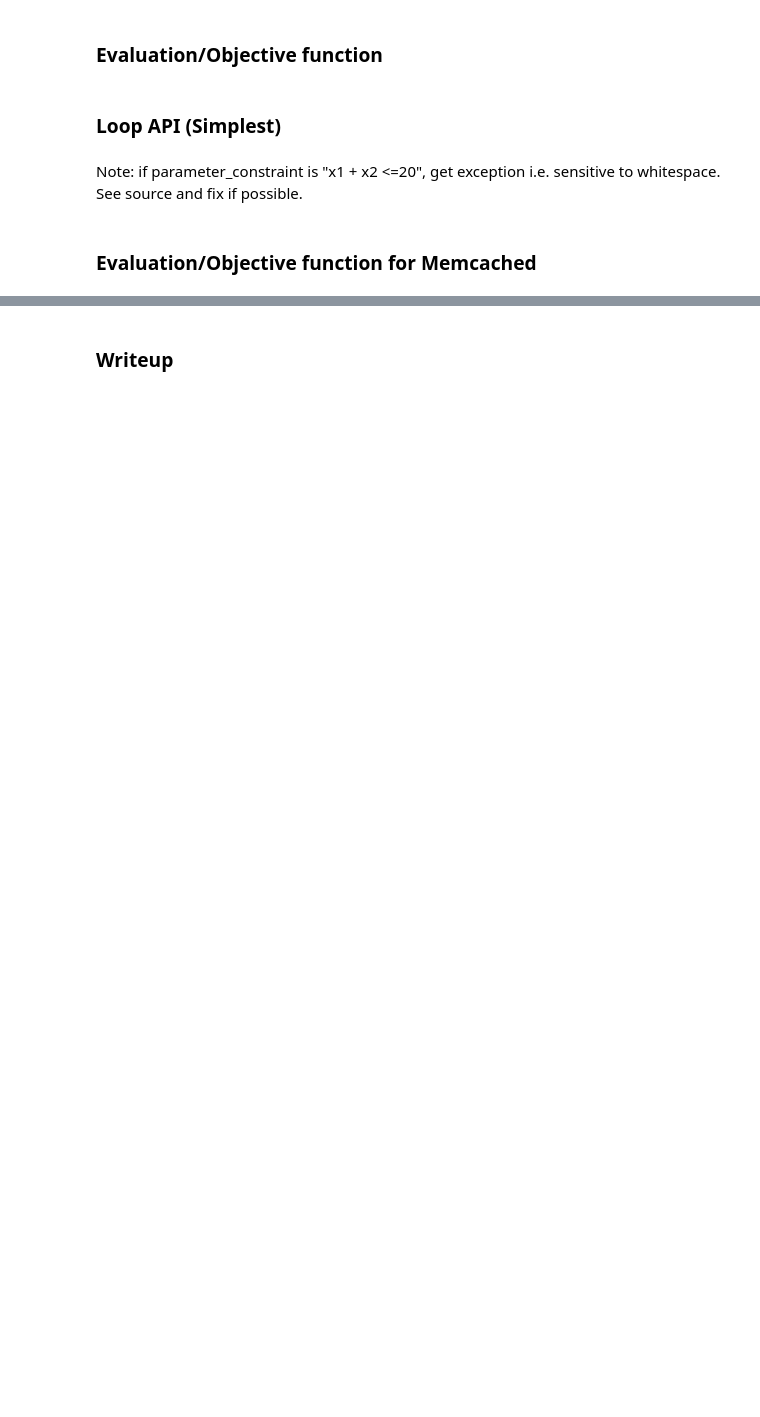
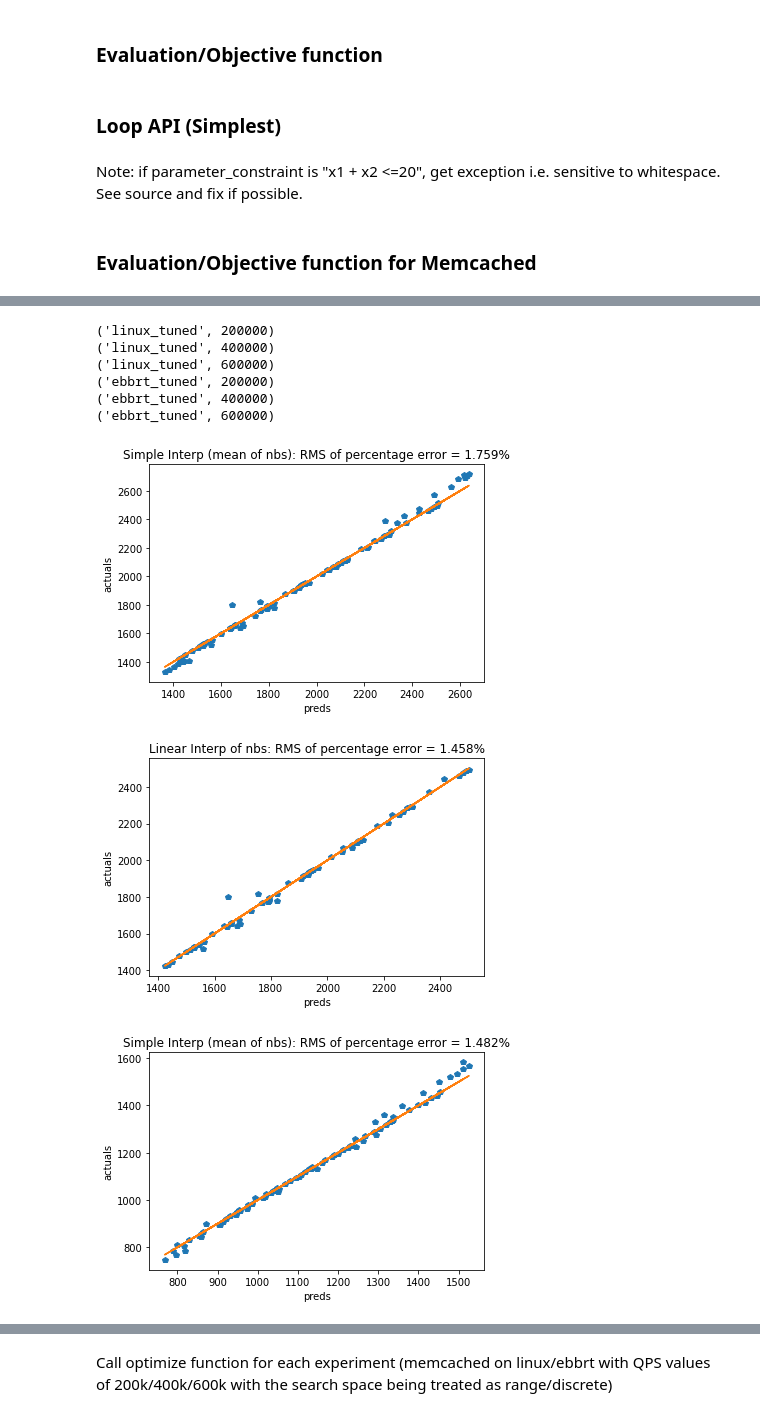
Before and after one commit to awadyn/nic-tuning-experiments, a Jupyter notebook: bayesopt/Memcached with Ax - Loop API (Simplest).ipynb, the cells around one changed output, grey strips where cells are left out. Cells and saved outputs as stored; diff of their text form; code cells hidden in the pictures; blank space fills up the shorter version.

Commit message:
fixing linear interp and comparison plots

```diff
--- a/bayesopt/Memcached with Ax - Loop API (Simplest).ipynb
+++ b/bayesopt/Memcached with Ax - Loop API (Simplest).ipynb
@@ -353,7 +353,7 @@ def check_simple_interp(target_vals, nb_vals):
     plt.plot(preds, preds) #diagonal
 
     error = np.sqrt(np.mean((np.array(actuals)/np.array(preds) - 1)**2))
-    plt.title(f'RMS of percentage error = {error:.3f}')
+    plt.title(f'Simple Interp (mean of nbs): RMS of percentage error = {100*error:.3f}%')
 
 _ = '''
 Note on interpolation:
@@ -408,31 +408,24 @@ def check_linear_interp(target_vals, nb_vals):
 
     #t = (itr, dvfs, metric val)
 
+    actuals = []
+    preds = [] #[np.mean(list(n.values())) for n in nb_vals]
 
-    actual_cands = [t[2] for t in target_vals]
-    actuals = []
-
-    preds = [] #[np.mean(list(n.values())) for n in nb_vals]
     for idx, n in enumerate(nb_vals): #n = {(itr+/-1, dvfs): val, (itr, dvfs+/-1):val}
         if len(n) != 4: #ignoring points on boundaries (includes corners)
             continue
 
-        itr_list = [k[0] for k in n]
-        uniq_itr_list, counts = np.unique(itr_list, return_counts=True)
-        repeated_itr = uniq_itr_list[np.where(counts==2)[0][0]]
+        target_itr, target_dvfs, target_metric_val = target_vals[idx] #target value
 
-        dvfs_list = [k[1] for k in n]
-        uniq_dvfs_list, counts = np.unique(dvfs_list, return_counts=True)
-        repeated_dvfs = uniq_dvfs_list[np.where(counts==2)[0][0]]
-
-        r = {'const_itr': [], 'const_dvfs': []}
+        r = {'const_itr': [], 'const_dvfs': []} #split 4 points two sets
         for nb in n:
             itr = nb[0]
             dvfs = nb[1]
 
-            if itr==repeated_itr:
+            if itr==target_itr:
                 r['const_itr'].append((dvfs, n[nb]))
-            if dvfs==repeated_dvfs:
+
+            if dvfs==target_dvfs:
                 r['const_dvfs'].append((itr, n[nb]))
 
         pred = []
@@ -444,18 +437,19 @@ def check_linear_interp(target_vals, nb_vals):
             metric_list = np.array([v[1] for v in vals])[idx_list]
 
             if k=='const_itr':
-                alpha = (dvfs - keys[0]) / (keys[1] - keys[0])
+                alpha = (target_dvfs - keys[0]) / (keys[1] - keys[0])
+                assert(alpha==0.5)
                 pred.append(alpha*metric_list[0] + (1-alpha)*metric_list[1])
 
+            elif k=='const_dvfs':
+                alpha = (target_itr - keys[0]) / (keys[1] - keys[0])
 
-            elif k=='const_dvfs':
-                alpha = (itr - keys[0]) / (keys[1] - keys[0])
                 pred.append(alpha*metric_list[0] + (1-alpha)*metric_list[1])
 
             else:
                 raise ValueError(f'unknown key = {k} found')
         preds.append(np.mean(pred))
-        actuals.append(actual_cands[idx])
+        actuals.append(target_metric_val)
 
     plt.figure()
     plt.plot(preds, actuals, 'p')
@@ -464,4 +458,4 @@ def check_linear_interp(target_vals, nb_vals):
     plt.plot(preds, preds) #diagonal
 
     error = np.sqrt(np.mean((np.array(actuals)/np.array(preds) - 1)**2))
-    plt.title(f'RMS of percentage error = {error:.3f}')
+    plt.title(f'Linear Interp of nbs: RMS of percentage error = {100*error:.3f}%')
@@ -540,0 +494,20 @@ Call optimize function for each experiment (memcached on linux/ebbrt with QPS va
+# %%
+for k in df_dict:
+    print(k)
+
+    df_lookup, _, uniq_val_dict = df_dict[k]
+
+    target_vals, nb_vals = collect_nb_dataset(df_lookup, uniq_val_dict)
+
+    check_simple_interp(target_vals, nb_vals)
+    check_linear_interp(target_vals, nb_vals)
+# %% [output]
+('linux_tuned', 200000)
+('linux_tuned', 400000)
+('linux_tuned', 600000)
+('ebbrt_tuned', 200000)
+('ebbrt_tuned', 400000)
+('ebbrt_tuned', 600000)
+[figure, added]
+[figure, added]
+[figure, added]
@@ -541,3 +523,5 @@ Call optimize function for each experiment (memcached on linux/ebbrt with QPS va
+# %% [markdown]
+Call optimize function for each experiment (memcached on linux/ebbrt with QPS values of 200k/400k/600k with the search space being treated as range/discrete)
 # %%
 results = {}
 counter = 0
@@ -567,2 +546,0 @@ results[list(results.keys())[0]]
-# %% [markdown]
-### Writeup
```
Also changed, not shown: parts of 28 cells of this notebook.
